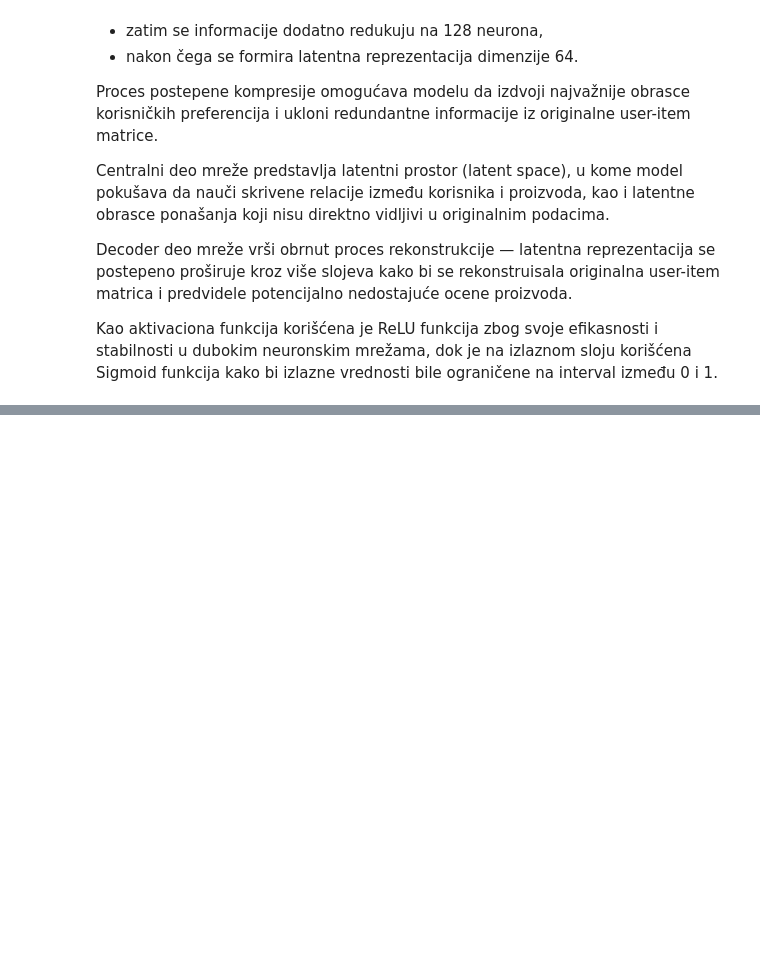
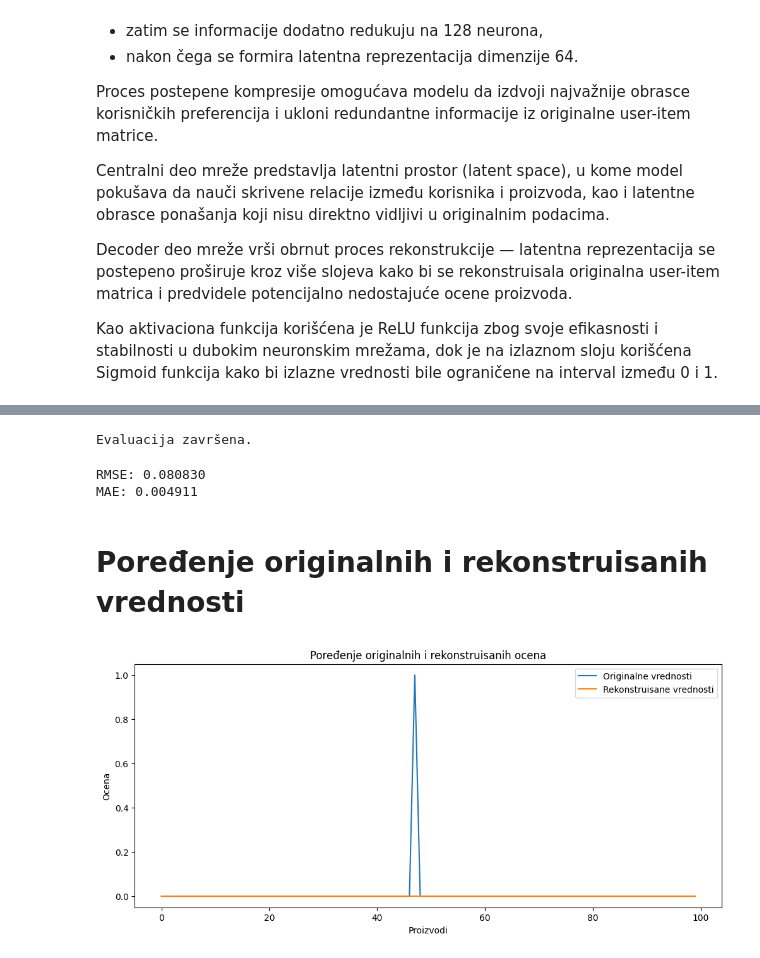
Before and after one commit to branka2004/preporuka_proizvoda_u_elektronskoj_trgovini, a Jupyter notebook: preporuka_proizvoda_autoencoder.ipynb, the cells around one changed output, grey strips where cells are left out. Saved outputs shown, nothing was run; the diff lists cells and outputs as text; code cells hidden in the pictures; blank space fills up the shorter version.

Commit message:
Evaluacija baseline autoenkodera i analiza performansi

```diff
--- a/preporuka_proizvoda_autoencoder.ipynb
+++ b/preporuka_proizvoda_autoencoder.ipynb
@@ -478,0 +635,70 @@ Kao aktivaciona funkcija korišćena je ReLU funkcija zbog svoje efikasnosti i s
+# %%
+# Evaluacija modela na test skupu
+
+model_1_autoencoder.eval()
+
+with torch.no_grad():
+
+    reconstructed = model_1_autoencoder(
+        X_test_tensor.to(device)
+    )
+
+# Prebacivanje na CPU i NumPy format
+reconstructed = reconstructed.cpu().numpy()
+
+# Originalne vrednosti
+original = X_test_tensor.cpu().numpy()
+
+print("Evaluacija završena.")
+# %% [output]
+Evaluacija završena.
+# %%
+# Računanje RMSE i MAE metrika
+
+rmse = np.sqrt(
+    mean_squared_error(
+        original.flatten(),
+        reconstructed.flatten()
+    )
+)
+
+mae = mean_absolute_error(
+    original.flatten(),
+    reconstructed.flatten()
+)
+
+print(f"RMSE: {rmse:.6f}")
+print(f"MAE: {mae:.6f}")
+# %% [output]
+RMSE: 0.080830
+MAE: 0.004911
+# %% [markdown]
+# Poređenje originalnih i rekonstruisanih vrednosti
+# %%
+# Prikaz dela originalnih i rekonstruisanih vrednosti
+
+sample_user = 0
+
+plt.figure(figsize=(12,5))
+
+# Originalne vrednosti
+plt.plot(
+    original[sample_user][:100],
+    label='Originalne vrednosti'
+)
+
+# Rekonstruisane vrednosti
+plt.plot(
+    reconstructed[sample_user][:100],
+    label='Rekonstruisane vrednosti'
+)
+
+plt.title("Poređenje originalnih i rekonstruisanih ocena")
+plt.xlabel("Proizvodi")
+plt.ylabel("Ocena")
+
+plt.legend()
+
+plt.show()
+# %% [output]
+[figure, added]
```
Also changed, not shown: parts of 12 cells of this notebook.
